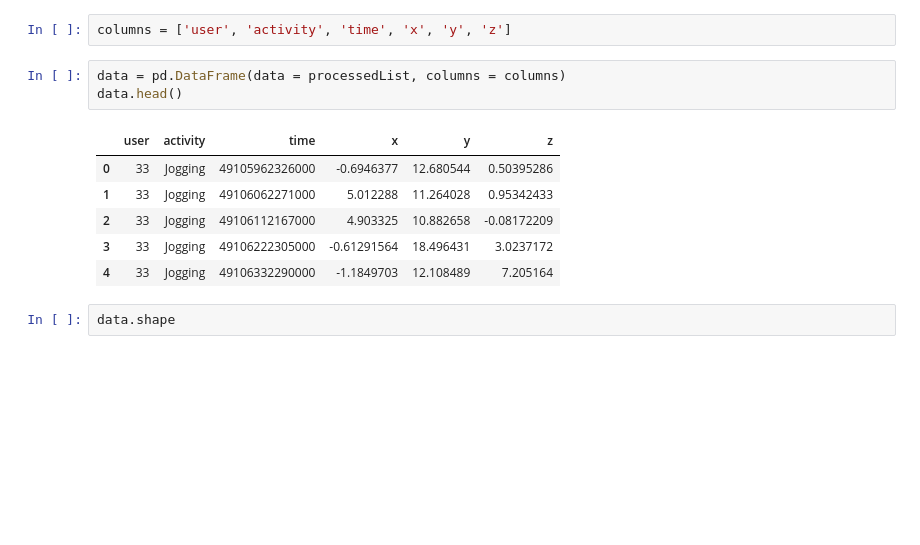
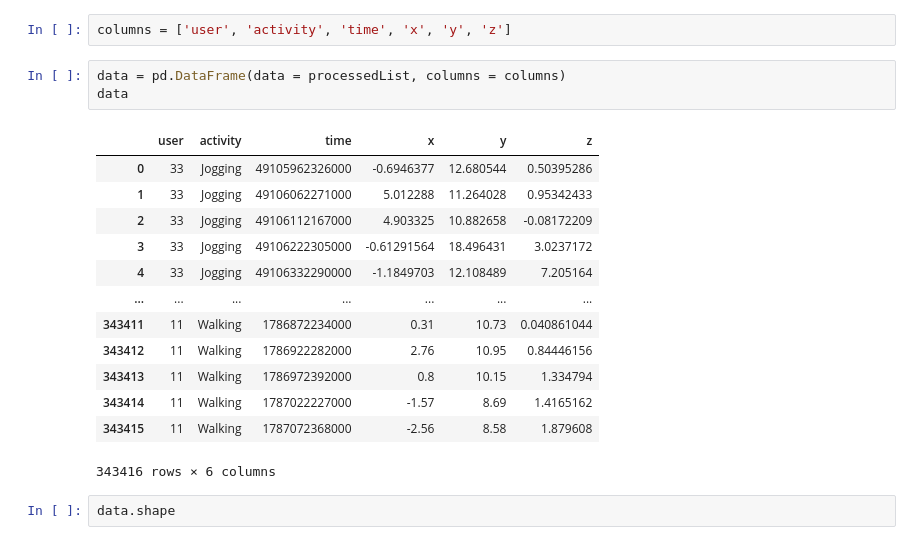
Before and after one commit to matrix2131/human_activity_recognition_accelorometer_data_cnn, a Jupyter notebook: HAR_acc.ipynb, the cells around one changed output. Drawn from its saved outputs; the diff is of its cells as text; blank space fills up the shorter version.

```diff
--- a/HAR_acc.ipynb
+++ b/HAR_acc.ipynb
@@ -37,14 +37,21 @@ len(processedList)
 columns = ['user', 'activity', 'time', 'x', 'y', 'z']
 # %%
 data = pd.DataFrame(data = processedList, columns = columns)
-data.head()
+data
 # %% [output]
 |  | user | activity | time | x | y | z |
 | 0 | 33 | Jogging | 49105962326000 | -0.6946377 | 12.680544 | 0.50395286 |
 | 1 | 33 | Jogging | 49106062271000 | 5.012288 | 11.264028 | 0.95342433 |
 | 2 | 33 | Jogging | 49106112167000 | 4.903325 | 10.882658 | -0.08172209 |
 | 3 | 33 | Jogging | 49106222305000 | -0.61291564 | 18.496431 | 3.0237172 |
 | 4 | 33 | Jogging | 49106332290000 | -1.1849703 | 12.108489 | 7.205164 |
+| ... | ... | ... | ... | ... | ... | ... |
+| 343411 | 11 | Walking | 1786872234000 | 0.31 | 10.73 | 0.040861044 |
+| 343412 | 11 | Walking | 1786922282000 | 2.76 | 10.95 | 0.84446156 |
+| 343413 | 11 | Walking | 1786972392000 | 0.8 | 10.15 | 1.334794 |
+| 343414 | 11 | Walking | 1787022227000 | -1.57 | 8.69 | 1.4165162 |
+| 343415 | 11 | Walking | 1787072368000 | -2.56 | 8.58 | 1.879608 |
+343416 rows × 6 columns
 # %%
 data.shape
 # %% [output]
```
Also changed, not shown: parts of 8 cells of this notebook, 5 other files.
